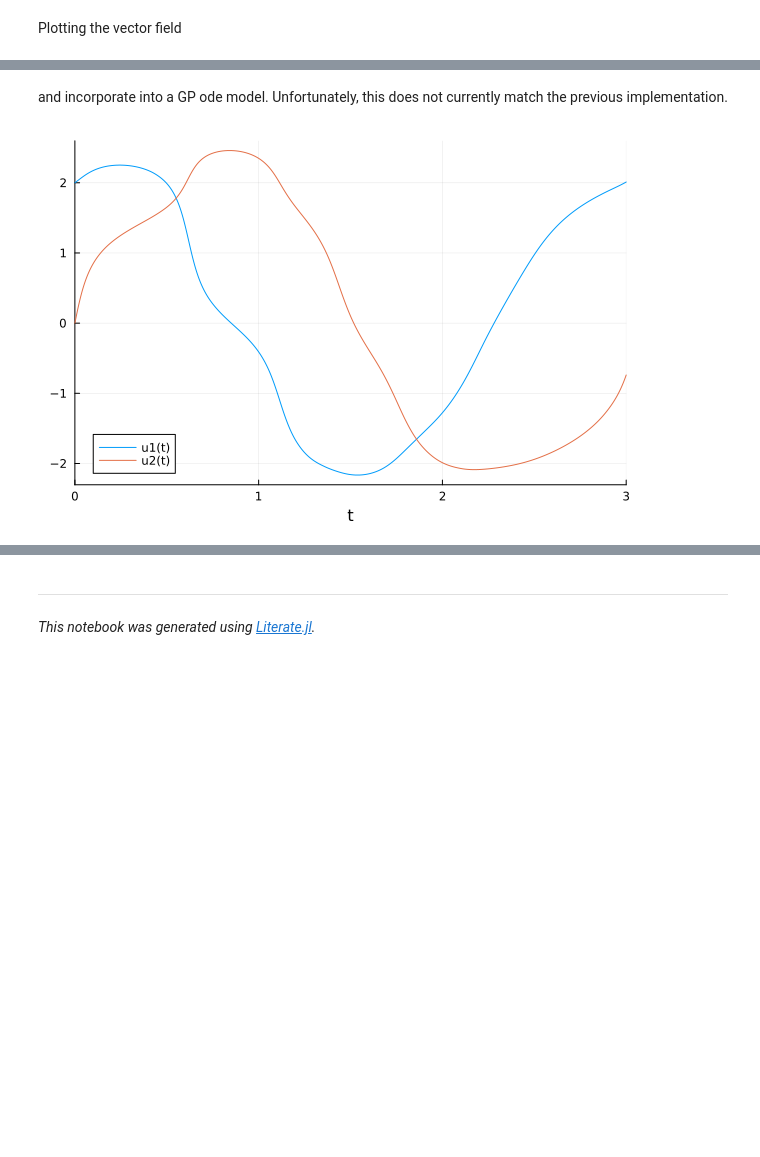
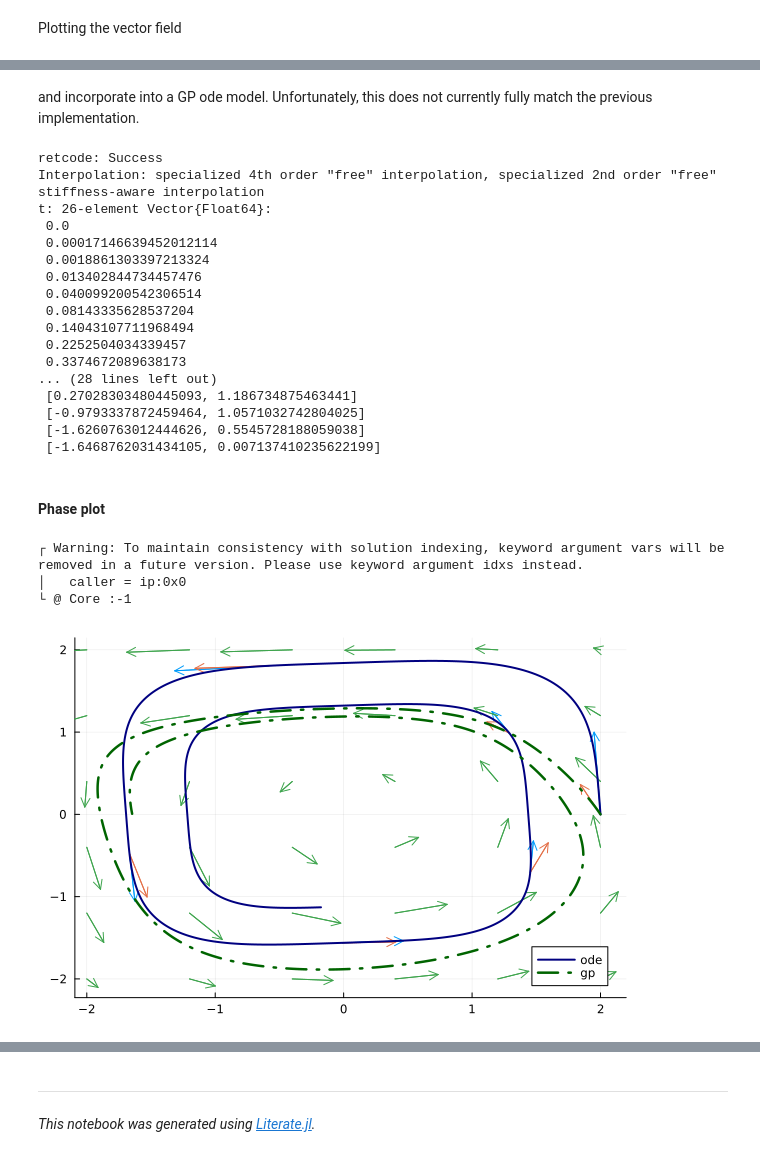
Before and after one commit to Crown421/GPDiffEq.jl, a Jupyter notebook: dev/examples/spiral.ipynb, the cells around one changed output, grey strips where cells are left out. Drawn from its saved outputs; the diff is of its cells as text; code cells hidden in the pictures; blank space fills up the shorter version.

```diff
--- a/dev/examples/spiral.ipynb
+++ b/dev/examples/spiral.ipynb
@@ -234,10 +230,34 @@ quiver!(
 # %% [markdown]
-and incorporate into a GP ode model. Unfortunately, this does not currently match the previous implementation.
+and incorporate into a GP ode model. Unfortunately, this does not currently fully match the previous implementation.
 # %%
 gpprob = GPODEProblem(gpff, u0, tspan)
 
 gpsol = solve(gpprob, Tsit5())
-
-plot(gpsol)
 # %% [output]
-[figure, removed]
+retcode: Success
+Interpolation: specialized 4th order "free" interpolation, specialized 2nd order "free" stiffness-aware interpolation
+t: 26-element Vector{Float64}:
+ 0.0
+ 0.00017146639452012114
+ 0.0018861303397213324
+ 0.013402844734457476
+ 0.040099200542306514
+ 0.08143335628537204
+ 0.14043107711968494
+ 0.2252504034339457
+ 0.3374672089638173
+... (28 lines left out)
+ [0.27028303480445093, 1.186734875463441]
+ [-0.9793337872459464, 1.0571032742804025]
+ [-1.6260763012444626, 0.5545728188059038]
+ [-1.6468762031434105, 0.007137410235622199]
+# %% [markdown]
+#### Phase plot
+# %%
+plot!(sol; vars=(1, 2), label="ode", linewidth=2, color=:navy)
+plot!(gpsol; vars=(1, 2), label="gp", linewidth=2.5, linestyle=:dashdot, color=:darkgreen)
+# %% [output]
+┌ Warning: To maintain consistency with solution indexing, keyword argument vars will be removed in a future version. Please use keyword argument idxs instead.
+│   caller = ip:0x0
+└ @ Core :-1
+[figure, added]
```
Also changed, not shown: parts of 10 cells of this notebook, 26 other files.
